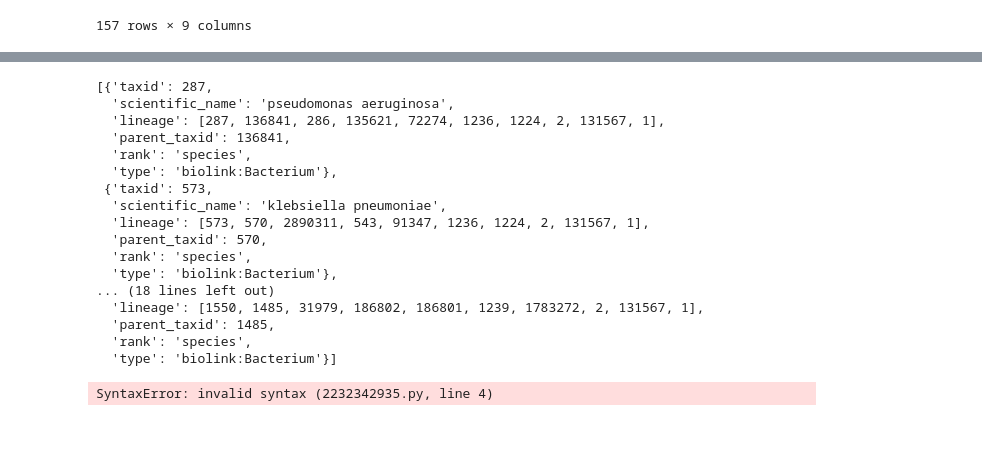
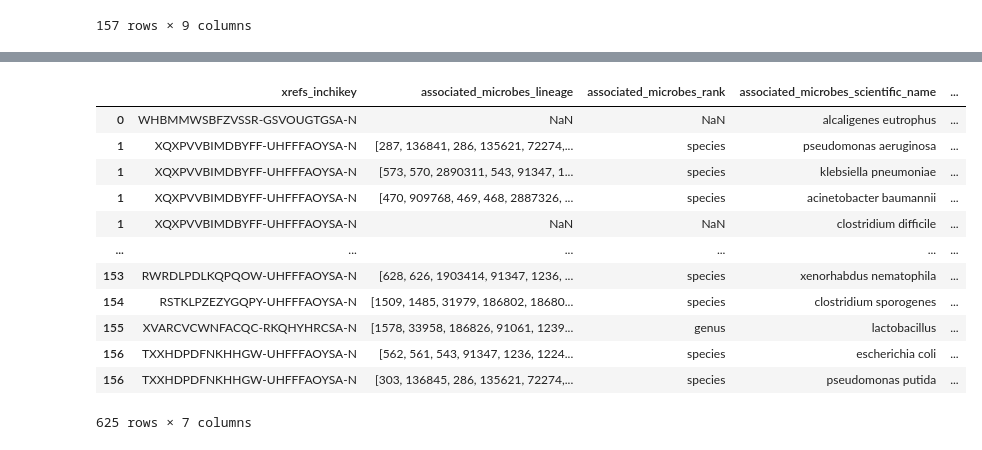
Before and after one commit to g7xu/Exploring_missingness_in_MicrobiomeDataset, a Jupyter notebook: hmdb_microbe_metabolites_jsonToDF.ipynb, the cells around one changed output, grey strips where cells are left out. Saved outputs shown, nothing was run; the diff lists cells and outputs as text; code cells hidden in the pictures.

```diff
--- a/hmdb_microbe_metabolites_jsonToDF.ipynb
+++ b/hmdb_microbe_metabolites_jsonToDF.ipynb
@@ -49,11 +50,12 @@ def atomiclize_col(col):
     return a DataFrame with expanded
     '''
     key_collection = set()
-    for i in col.index:
-        key_collection = key_collection.union(set(col.loc[i].keys()))
+    for i in col.values:
+        if not pd.isna(i):
+            key_collection = key_collection.union(set(i.keys()))
     outputDF = pd.DataFrame()
     for coln in key_collection:
-        outputDF[col.name+ '_' + coln] = col.apply(lambda dictionary : dictionary[coln] if coln in dictionary.keys() else np.NaN)
+        outputDF[col.name+ '_' + coln] = col.apply(lambda dictionary : dictionary[coln] if not pd.isna(dictionary) and coln in dictionary.keys() else np.NaN)
     return outputDF
 # %%
 hmdb_xrefs = atomiclize_col(data['xrefs'])[['xrefs_inchikey', 'xrefs_chemspider', 'xrefs_kegg_compound', 'xrefs_drugbank', 'xrefs_foodb', 'xrefs_pdb', 'xrefs_chebi', 'xrefs_pubchem_cid', 'xrefs_smiles']]
@@ -129,30 +76,0 @@ data
-# %%
-data['associated_microbes'].iloc[1]
-# %% [output]
-[{'taxid': 287,
-  'scientific_name': 'pseudomonas aeruginosa',
-  'lineage': [287, 136841, 286, 135621, 72274, 1236, 1224, 2, 131567, 1],
-  'parent_taxid': 136841,
-  'rank': 'species',
-  'type': 'biolink:Bacterium'},
- {'taxid': 573,
-  'scientific_name': 'klebsiella pneumoniae',
-  'lineage': [573, 570, 2890311, 543, 91347, 1236, 1224, 2, 131567, 1],
-  'parent_taxid': 570,
-  'rank': 'species',
-  'type': 'biolink:Bacterium'},
-... (18 lines left out)
-  'lineage': [1550, 1485, 31979, 186802, 186801, 1239, 1783272, 2, 131567, 1],
-  'parent_taxid': 1485,
-  'rank': 'species',
-  'type': 'biolink:Bacterium'}]
-# %%
-hmdb
-
-
-dataframe -> hmdb_microbes
-- name
-- id
-type
-# %% [output]
-SyntaxError: invalid syntax (2232342935.py, line 4)
@@ -165,0 +77,26 @@ SyntaxError: invalid syntax (2232342935.py, line 4)
+# %%
+hmdb_inchikeyTo_microbes = pd.DataFrame(data['associated_microbes'].explode()).merge(hmdb_xrefs[['xrefs_inchikey']], left_index = True, right_index=True)
+
+
+# expand every column that has dictionary as its values
+for col in hmdb_inchikeyTo_microbes.columns:
+    if col != 'xrefs_inchikey':
+        uncleaned_col = hmdb_inchikeyTo_microbes[col]
+        hmdb_inchikeyTo_microbes.drop(columns = [col], inplace = True)
+        hmdb_inchikeyTo_microbes = pd.concat([hmdb_inchikeyTo_microbes, atomiclize_col(uncleaned_col)], axis=1)
+
+hmdb_inchikeyTo_microbes
+# %% [output]
+|  | xrefs_inchikey | associated_microbes_lineage | associated_microbes_rank | associated_microbes_scientific_name | ... |
+| 0 | WHBMMWSBFZVSSR-GSVOUGTGSA-N | NaN | NaN | alcaligenes eutrophus | ... |
+| 1 | XQXPVVBIMDBYFF-UHFFFAOYSA-N | [287, 136841, 286, 135621, 72274,... | species | pseudomonas aeruginosa | ... |
+| 1 | XQXPVVBIMDBYFF-UHFFFAOYSA-N | [573, 570, 2890311, 543, 91347, 1... | species | klebsiella pneumoniae | ... |
+| 1 | XQXPVVBIMDBYFF-UHFFFAOYSA-N | [470, 909768, 469, 468, 2887326, ... | species | acinetobacter baumannii | ... |
+| 1 | XQXPVVBIMDBYFF-UHFFFAOYSA-N | NaN | NaN | clostridium difficile | ... |
+| ... | ... | ... | ... | ... | ... |
+| 153 | RWRDLPDLKQPQOW-UHFFFAOYSA-N | [628, 626, 1903414, 91347, 1236, ... | species | xenorhabdus nematophila | ... |
+| 154 | RSTKLPZEZYGQPY-UHFFFAOYSA-N | [1509, 1485, 31979, 186802, 18680... | species | clostridium sporogenes | ... |
+| 155 | XVARCVCWNFACQC-RKQHYHRCSA-N | [1578, 33958, 186826, 91061, 1239... | genus | lactobacillus | ... |
+| 156 | TXXHDPDFNKHHGW-UHFFFAOYSA-N | [562, 561, 543, 91347, 1236, 1224... | species | escherichia coli | ... |
+| 156 | TXXHDPDFNKHHGW-UHFFFAOYSA-N | [303, 136845, 286, 135621, 72274,... | species | pseudomonas putida | ... |
+625 rows × 7 columns
```
Also changed, not shown: parts of 16 cells of this notebook, 6 other files.
